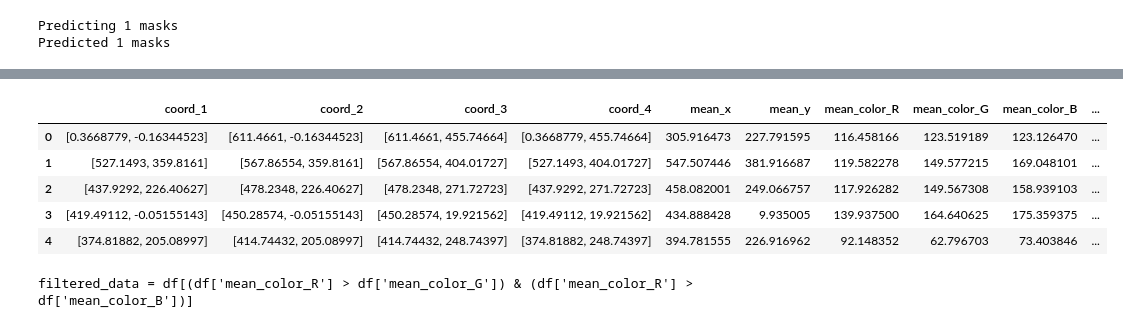
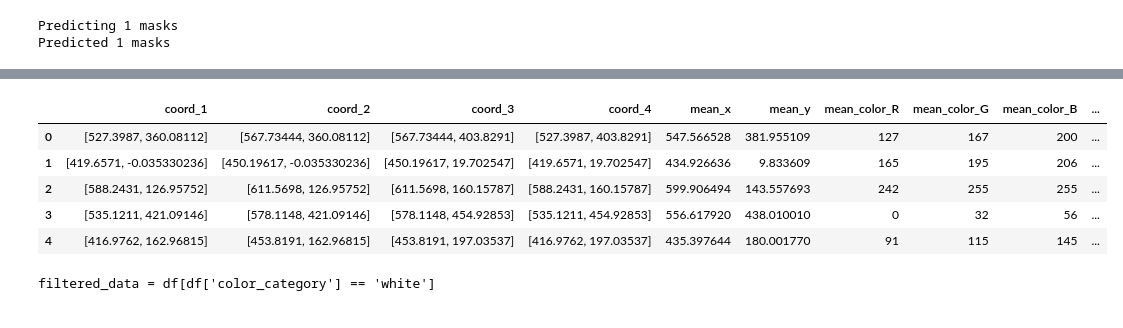
Before and after one commit to D0men1c0/LauzHack, a Jupyter notebook: NLP.ipynb, the cells around one changed output, grey strips where cells are left out. Saved outputs shown, nothing was run; the diff lists cells and outputs as text; code cells hidden in the pictures.

````diff
--- a/NLP.ipynb
+++ b/NLP.ipynb
@@ -27,3 +25,5 @@ query = "Give me the number of red cars."
+# %%
+query = "Select the white car."
 # %%
 sentence_embedding = sentence_model.encode([query])[0]
 options_embeddings = sentence_model.encode(options)
@@ -51,7 +51,7 @@ def get_filter_code(prompt: str) -> str:
 # %%
 model_sam = LangSAM()
 image_pil = Image.open("parking2.jpg").convert("RGB")
-results = model_sam.predict([image_pil], [f"{best_option}."], box_threshold=0.33)
+results = model_sam.predict([image_pil], [f"{best_option}."], box_threshold=0.23)
 # %% [output]
 Predicting 1 masks
 Predicted 1 masks
@@ -79,14 +59,23 @@ array([[ 3.66877913e-01, -1.63445234e-01,  6.11466125e+02,
 plt.figure(figsize=(10, 10))
 plt.imshow(image_pil)
 plt.axis('off')
+
 for result in results:
-    for box in result["boxes"]:
+    # Itera sulle copie dei box per filtrare quelli da rimuovere
+    for i, box in enumerate(result["boxes"]):
         x_min, y_min, x_max, y_max = box
+        area = (x_max - x_min) * (y_max - y_min) / image_area
+        if area > 0.8:
+            # Rimuovi il box con numpy.delete
+            result["boxes"] = np.delete(result["boxes"], i, axis=0)
+            continue
+        # Disegna il box valido
         plt.gca().add_patch(plt.Rectangle(
             (x_min, y_min), x_max - x_min, y_max - y_min,
             edgecolor='red', facecolor='none', linewidth=2, label="Box"
         ))
 
+    # Visualizza la maschera
     mask = result["masks"][0]
     plt.imshow(mask, cmap='jet', alpha=0.5)
 
@@ -135,51 +124,68 @@ def calculate_features(points, image):
         max(0, center_x - offset):min(center_x + offset, cropped_area.shape[1])
     ]
 
-    # Converte in formato RGB
+    # Converte l'immagine in formato RGB per calcolare l'istogramma
     cropped_center_rgb = cv2.cvtColor(cropped_center, cv2.COLOR_BGR2RGB)
 
-    # Filtra pixel con valori estremi (bordi, riflessi)
-    filtered_pixels = cropped_center_rgb.reshape(-1, 3)
-    filtered_pixels = filtered_pixels[
-        (filtered_pixels[:, 0] > 10) & (filtered_pixels[:, 1] > 10) & (filtered_pixels[:, 2] > 10) &  # Evita nero
-        (filtered_pixels[:, 0] < 245) & (filtered_pixels[:, 1] < 245) & (filtered_pixels[:, 2] < 245)  # Evita bianco
-    ]
+    # Calcola l'istogramma per ogni canale (R, G, B)
+    hist_r = cv2.calcHist([cropped_center_rgb], [0], None, [256], [0, 256])
+    hist_g = cv2.calcHist([cropped_center_rgb], [1], None, [256], [0, 256])
+    hist_b = cv2.calcHist([cropped_center_rgb], [2], None, [256], [0, 256])
 
-    # Calcola la media ponderata dei colori filtrati
-    mean_color = np.mean(filtered_pixels, axis=0) if len(filtered_pixels) > 0 else [0, 0, 0]
+    # Determina il colore predominante come il valore massimo dell'istogramma
+    dominant_r = int(np.argmax(hist_r))
+    dominant_g = int(np.argmax(hist_g))
+    dominant_b = int(np.argmax(hist_b))
+
+    # Classifica il colore in categorie
+    if dominant_r > 200 and dominant_g < 100 and dominant_b < 100:
+        color_category = "red"
+    elif dominant_r < 100 and dominant_g > 200 and dominant_b < 100:
+        color_category = "green"
+    elif dominant_r < 100 and dominant_g < 100 and dominant_b > 200:
+        color_category = "blue"
+    elif dominant_r > 200 and dominant_g > 200 and dominant_b < 100:
+        color_category = "yellow"
+    elif dominant_r > 200 and dominant_g > 200 and dominant_b > 200:
+        color_category = "white"
+    elif dominant_r < 50 and dominant_g < 50 and dominant_b < 50:
+        color_category = "black"
+    else:
+        color_category = "other"
 
     # Ritorna le caratteristiche calcolate
     return {
         "coord_1": points[0],
         "coord_2": points[1],
         "coord_3": points[2],
         "coord_4": points[3],
         "mean_x": mean_x,
         "mean_y": mean_y,
-        "mean_color_R": mean_color[0],
-        "mean_color_G": mean_color[1],
-        "mean_color_B": mean_color[2],
+        "mean_color_R": dominant_r,
+        "mean_color_G": dominant_g,
+        "mean_color_B": dominant_b,
+        "color_category": color_category,
         "area": area,
         "relative_area": relative_area,
         "relative_height": relative_height,
         "relative_width": relative_width
     }
 
 dataset = []
 for points in points_array:
     features_dict = calculate_features(points, image)
     dataset.append(features_dict)
 
 df = pd.DataFrame(dataset)
 
 df.head()
 # %% [output]
 |  | coord_1 | coord_2 | coord_3 | coord_4 | mean_x | mean_y | mean_color_R | mean_color_G | mean_color_B | ... |
-| 0 | [0.3668779, -0.16344523] | [611.4661, -0.16344523] | [611.4661, 455.74664] | [0.3668779, 455.74664] | 305.916473 | 227.791595 | 116.458166 | 123.519189 | 123.126470 | ... |
-| 1 | [527.1493, 359.8161] | [567.86554, 359.8161] | [567.86554, 404.01727] | [527.1493, 404.01727] | 547.507446 | 381.916687 | 119.582278 | 149.577215 | 169.048101 | ... |
-| 2 | [437.9292, 226.40627] | [478.2348, 226.40627] | [478.2348, 271.72723] | [437.9292, 271.72723] | 458.082001 | 249.066757 | 117.926282 | 149.567308 | 158.939103 | ... |
-| 3 | [419.49112, -0.05155143] | [450.28574, -0.05155143] | [450.28574, 19.921562] | [419.49112, 19.921562] | 434.888428 | 9.935005 | 139.937500 | 164.640625 | 175.359375 | ... |
-| 4 | [374.81882, 205.08997] | [414.74432, 205.08997] | [414.74432, 248.74397] | [374.81882, 248.74397] | 394.781555 | 226.916962 | 92.148352 | 62.796703 | 73.403846 | ... |
+| 0 | [527.3987, 360.08112] | [567.73444, 360.08112] | [567.73444, 403.8291] | [527.3987, 403.8291] | 547.566528 | 381.955109 | 127 | 167 | 200 | ... |
+| 1 | [419.6571, -0.035330236] | [450.19617, -0.035330236] | [450.19617, 19.702547] | [419.6571, 19.702547] | 434.926636 | 9.833609 | 165 | 195 | 206 | ... |
+| 2 | [588.2431, 126.95752] | [611.5698, 126.95752] | [611.5698, 160.15787] | [588.2431, 160.15787] | 599.906494 | 143.557693 | 242 | 255 | 255 | ... |
+| 3 | [535.1211, 421.09146] | [578.1148, 421.09146] | [578.1148, 454.92853] | [535.1211, 454.92853] | 556.617920 | 438.010010 | 0 | 32 | 56 | ... |
+| 4 | [416.9762, 162.96815] | [453.8191, 162.96815] | [453.8191, 197.03537] | [416.9762, 197.03537] | 435.397644 | 180.001770 | 91 | 115 | 145 | ... |
 # %%
 messages = [
     {"role": "system", "content": "You are an assistant that helps write Python code."},
@@ -188,11 +194,12 @@ messages = [
         Considering the following {df.columns} columns in pandas dataframes. Image dimensions are {image_width}x{image_height} and the area is {image_area}.
         The user's query is: "{query}".
 
-        Write the Python code based on the query and assign to a variable called filtered data noticed that you have to aggregated in some cases.
+        If the query includes a color filter, use the color_category column instead of RGB values. Ensure the code filters rows where the color_category matches the requested color or applies any specified conditions on this feature.
+
+        Write the Python code based on the query and assign to a variable called filtered_data. Notice that you have to aggregate in some cases.
         Do not include comments or import statements or library, only the Python code.
         """}
 ]
-
 try:
     filter_code = get_filter_code(prompt=messages).replace("```python", "").replace("```", "").strip()
     print(filter_code)
@@ -200,4 +207,4 @@ try:
 except Exception as e:
     print(f"An error occurred: {e}")
 # %% [output]
-filtered_data = df[(df['mean_color_R'] > df['mean_color_G']) & (df['mean_color_R'] > df['mean_color_B'])]
+filtered_data = df[df['color_category'] == 'white']
````
Also changed, not shown: parts of 6 cells of this notebook.
